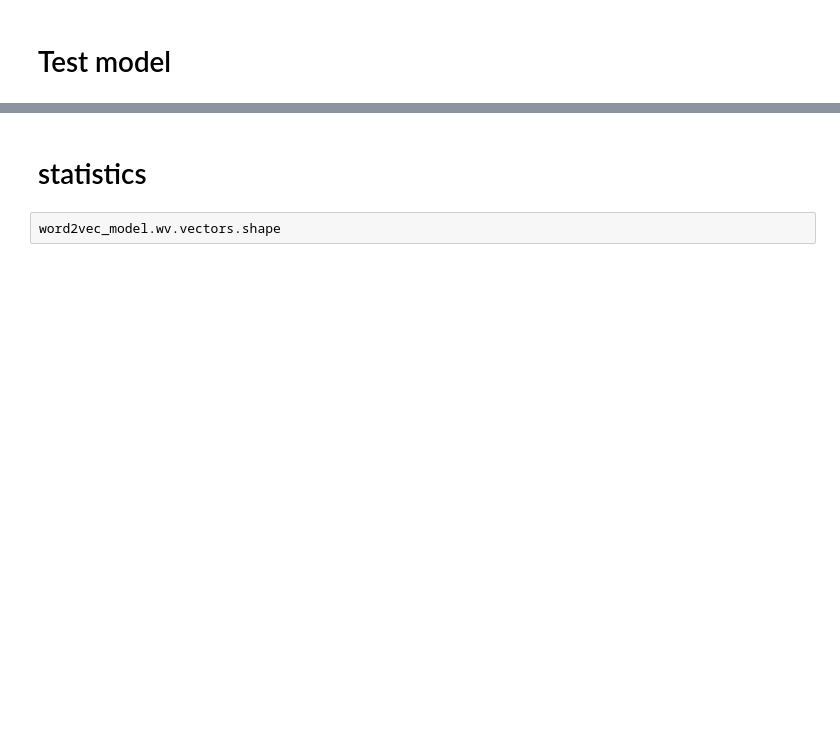
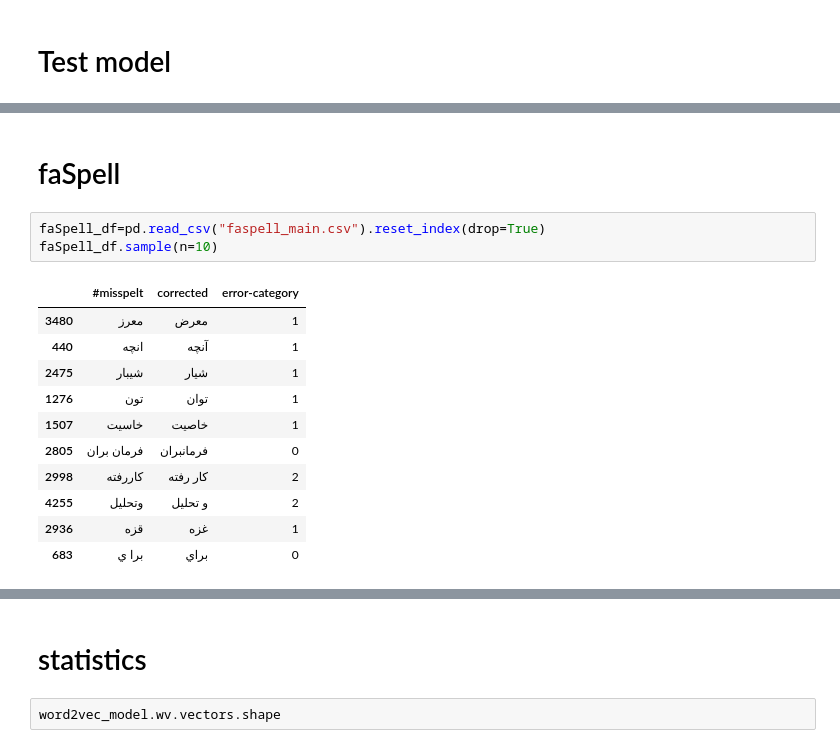
Before and after one commit to matinFT/persian-spell-checker, a Jupyter notebook: model.ipynb, the cells around one changed output, grey strips where cells are left out. Saved outputs shown, nothing was run; the diff lists cells and outputs as text; blank space fills up the shorter version.

```diff
--- a/model.ipynb
+++ b/model.ipynb
@@ -638,0 +766,17 @@ Wall time: 2min 46s
+# %% [markdown]
+# faSpell
+# %%
+faSpell_df=pd.read_csv("faspell_main.csv").reset_index(drop=True)
+faSpell_df.sample(n=10)
+# %% [output]
+|  | #misspelt | corrected | error-category |
+| 3480 | معرز | معرض | 1 |
+| 440 | انچه | آنچه | 1 |
+| 2475 | شيبار | شيار | 1 |
+| 1276 | تون | توان | 1 |
+| 1507 | خاسیت | خاصیت | 1 |
+| 2805 | فرمان بران | فرمانبران | 0 |
+| 2998 | كاررفته | كار رفته | 2 |
+| 4255 | وتحليل | و تحليل | 2 |
+| 2936 | قزه | غزه | 1 |
+| 683 | برا ي | براي | 0 |
```
Also changed, not shown: parts of 48 cells of this notebook, 5 other files.
